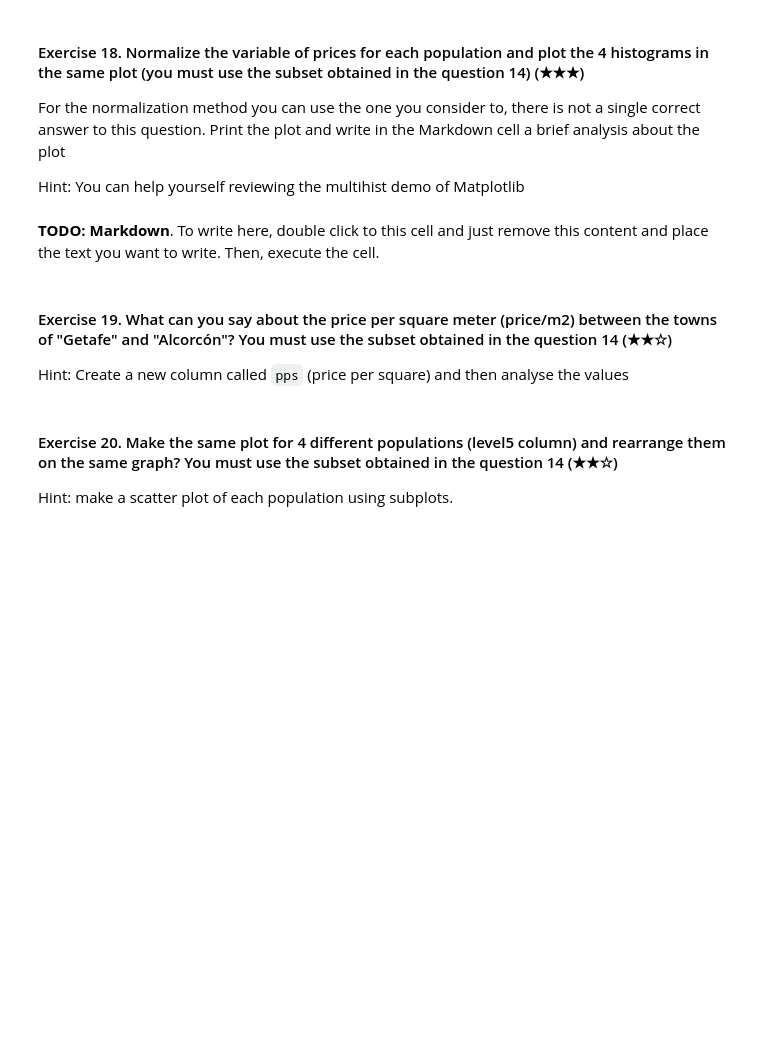
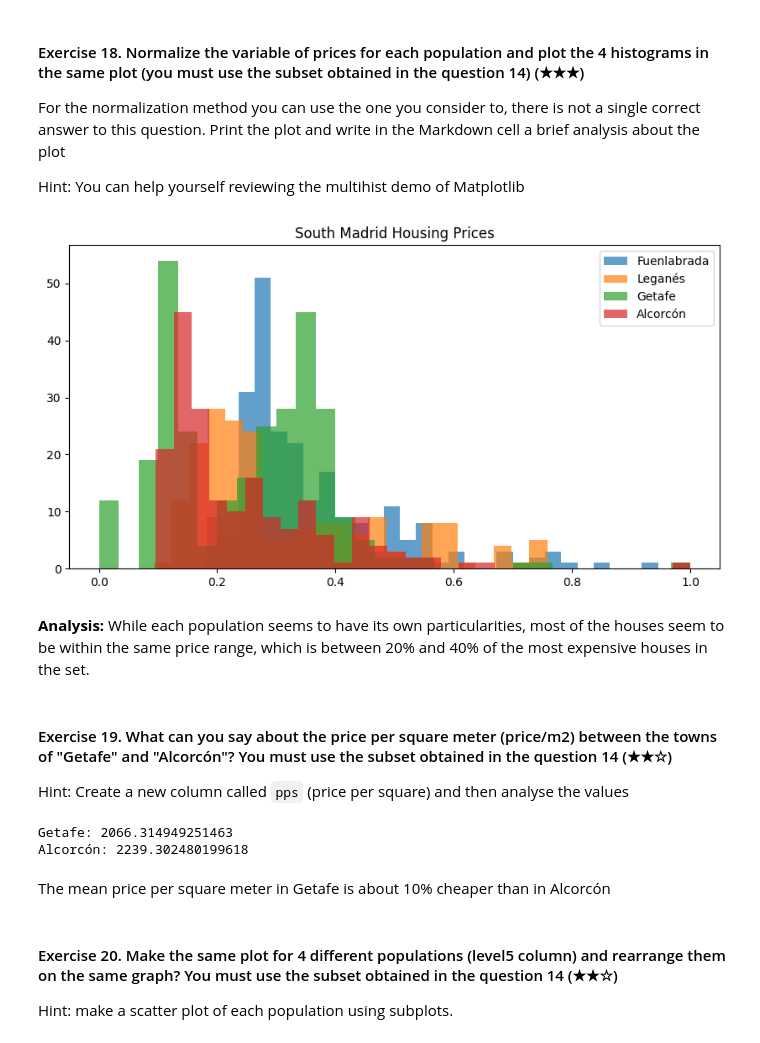
Before and after one commit to ElGuayaba/realestate-datacleanup-exercise, a Jupyter notebook: project.ipynb, the cells around one changed output. Drawn from its saved outputs; the diff is of its cells as text; code cells hidden in the pictures; blank space fills up the shorter version.

```diff
--- a/project.ipynb
+++ b/project.ipynb
@@ -427,17 +427,59 @@ For the normalization method you can use the one you consider to, there is not a
 
 Hint: You can help yourself reviewing the multihist demo of Matplotlib
 # %%
+import pandas as pd
+
+def absolute_maximum_scale(series):
+    return series / series.abs().max()
+
 ds = pd.read_csv('assets/real_estate.csv', sep=';')
 
-ds = ds[ds['level5'].isin(["Fuenlabrada","Leganés","Getafe","Alcorcón"])]
+populations = ["Fuenlabrada","Leganés","Getafe","Alcorcón"]
+
+ds = ds[ds['level5'].isin(populations)]
+
+plt.figure(figsize = (10, 5))
+
+for population in populations:
+    data = ds.loc[ds['level5'] == population, 'price']
+    plt.hist(absolute_maximum_scale(data), bins = 30, alpha = 0.7, label=population)
+
+plt.title("South Madrid Housing Prices")
+plt.legend()
+plt.show()
+# %% [output]
+[figure, added]
 # %% [markdown]
-**TODO: Markdown**. To write here, double click to this cell and just remove this content and place the text you want to write. Then, execute the cell.
+**Analysis:** While each population seems to have its own particularities, most of the houses seem to be within the same price range, which is between 20% and 40% of the most expensive houses in the set.
 # %% [markdown]
 #### Exercise 19. What can you say about the price per square meter (price/m2) between the towns of "Getafe" and "Alcorcón"? You must use the subset obtained in the question 14 (★★☆)
 
 Hint: Create a new column called `pps` (price per square) and then analyse the values
 # %%
-# TODO
+import pandas as pd
+
+ds = pd.read_csv('assets/real_estate.csv', sep=';')
+
+populations = ["Fuenlabrada","Leganés","Getafe","Alcorcón"]
+
+ds = ds[ds['level5'].isin(populations)]
+
+firstPopulation = ds[ds['level5'] == 'Getafe']
+secondPopulation = ds[ds['level5'] == 'Alcorcón']
+
+firstPPSM = firstPopulation['price']/firstPopulation['surface']
+secondPPSM = secondPopulation['price']/secondPopulation['surface']
+
+# print('Valdemorillo: ' +str(firstPopulation['price'].mean()))
+# print('Galapagar: ' + str(secondPopulation['price'].mean()))
+
+print('Getafe: ' +str(firstPPSM.mean()))
+print('Alcorcón: ' + str(secondPPSM.mean()))
+# %% [output]
+Getafe: 2066.314949251463
+Alcorcón: 2239.302480199618
+# %% [markdown]
+The mean price per square meter in Getafe is about 10% cheaper than in Alcorcón
 # %% [markdown]
 #### Exercise 20. Make the same plot for 4 different populations (level5 column) and rearrange them on the same graph? You must use the subset obtained in the question 14 (★★☆)
 Hint: make a scatter plot of each population using subplots.
```
Also changed, not shown: parts of 3 cells of this notebook.
